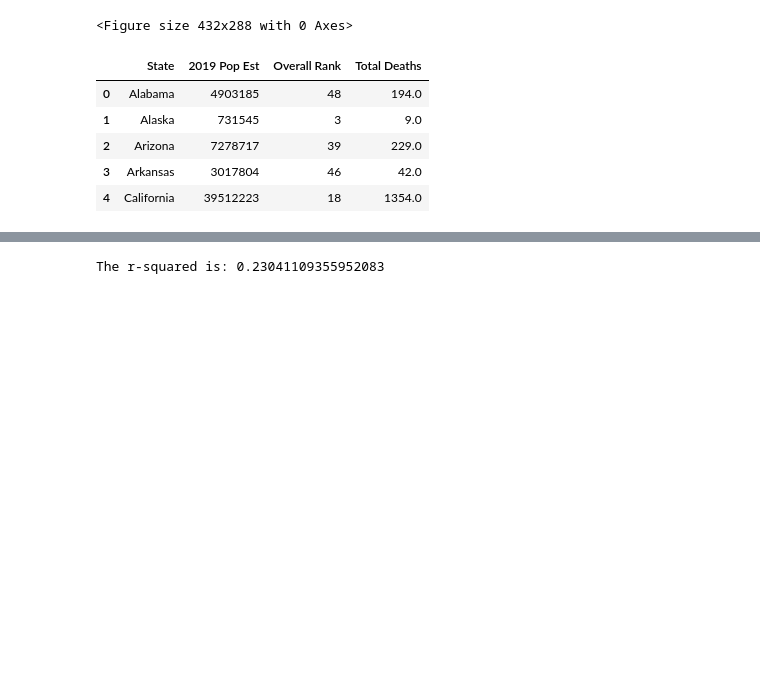
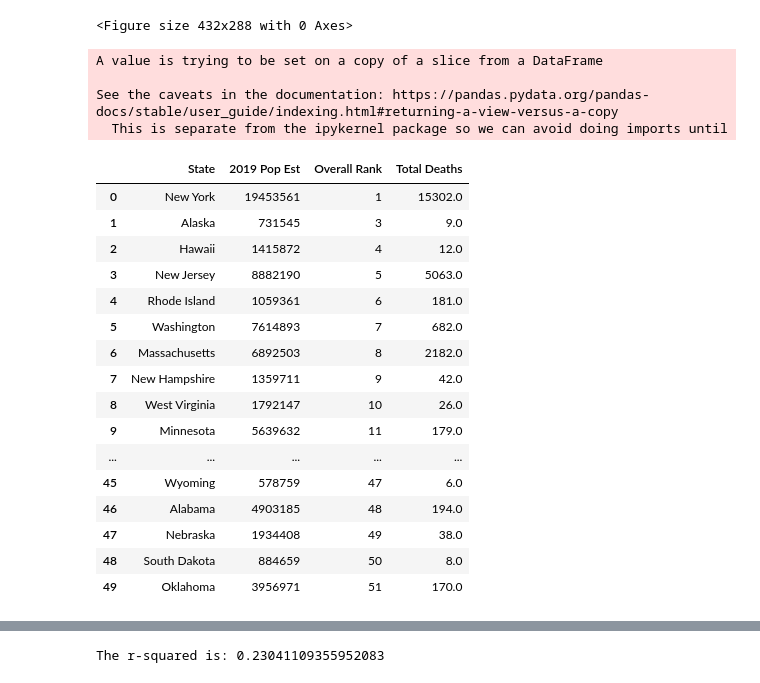
Before and after one commit to lmstevens/Group_Project_1, a Jupyter notebook: Liz's Graphs.ipynb, the cells around one changed output, grey strips where cells are left out. Cells and saved outputs as stored; diff of their text form; code cells hidden in the pictures; blank space fills up the shorter version.

```diff
--- a/Liz's Graphs.ipynb
+++ b/Liz's Graphs.ipynb
@@ -121,11 +140,28 @@ The r-squared is: 0.04437632368905361
 # %%
 rankpop_df = comb2_df.merge(pop_df,how = 'left',on = "State")
 rankpop_df2 = rankpop_df[["State","2019 Pop Est","Overall Rank","Total Deaths"]]
-rankpop_df2.head()
+rankpop_df2.sort_values("Overall Rank", inplace=True)
+rankpop_df2.reset_index(inplace=True,drop=True)
+rankpop_df2
 # %% [output]
+A value is trying to be set on a copy of a slice from a DataFrame
+
+See the caveats in the documentation: https://pandas.pydata.org/pandas-docs/stable/user_guide/indexing.html#returning-a-view-versus-a-copy
+  This is separate from the ipykernel package so we can avoid doing imports until
 |  | State | 2019 Pop Est | Overall Rank | Total Deaths |
-| 0 | Alabama | 4903185 | 48 | 194.0 |
+| 0 | New York | 19453561 | 1 | 15302.0 |
 | 1 | Alaska | 731545 | 3 | 9.0 |
-| 2 | Arizona | 7278717 | 39 | 229.0 |
-| 3 | Arkansas | 3017804 | 46 | 42.0 |
-| 4 | California | 39512223 | 18 | 1354.0 |
+| 2 | Hawaii | 1415872 | 4 | 12.0 |
+| 3 | New Jersey | 8882190 | 5 | 5063.0 |
+| 4 | Rhode Island | 1059361 | 6 | 181.0 |
+| 5 | Washington | 7614893 | 7 | 682.0 |
+| 6 | Massachusetts | 6892503 | 8 | 2182.0 |
+| 7 | New Hampshire | 1359711 | 9 | 42.0 |
+| 8 | West Virginia | 1792147 | 10 | 26.0 |
+| 9 | Minnesota | 5639632 | 11 | 179.0 |
+| ... | ... | ... | ... | ... |
+| 45 | Wyoming | 578759 | 47 | 6.0 |
+| 46 | Alabama | 4903185 | 48 | 194.0 |
+| 47 | Nebraska | 1934408 | 49 | 38.0 |
+| 48 | South Dakota | 884659 | 50 | 8.0 |
+| 49 | Oklahoma | 3956971 | 51 | 170.0 |
```
Also changed, not shown: parts of 7 cells of this notebook, 3 other files.
